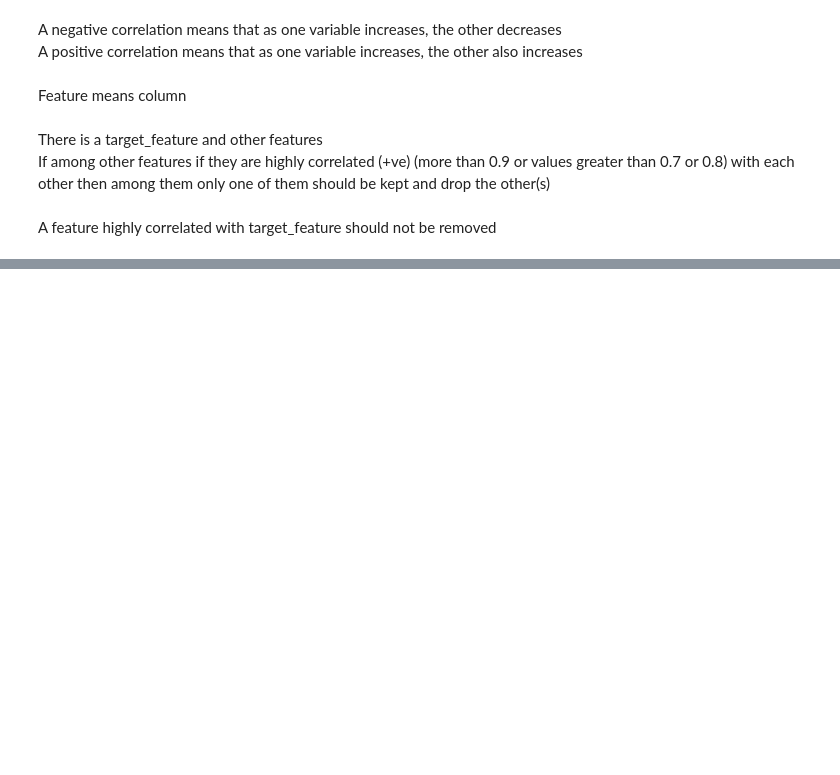
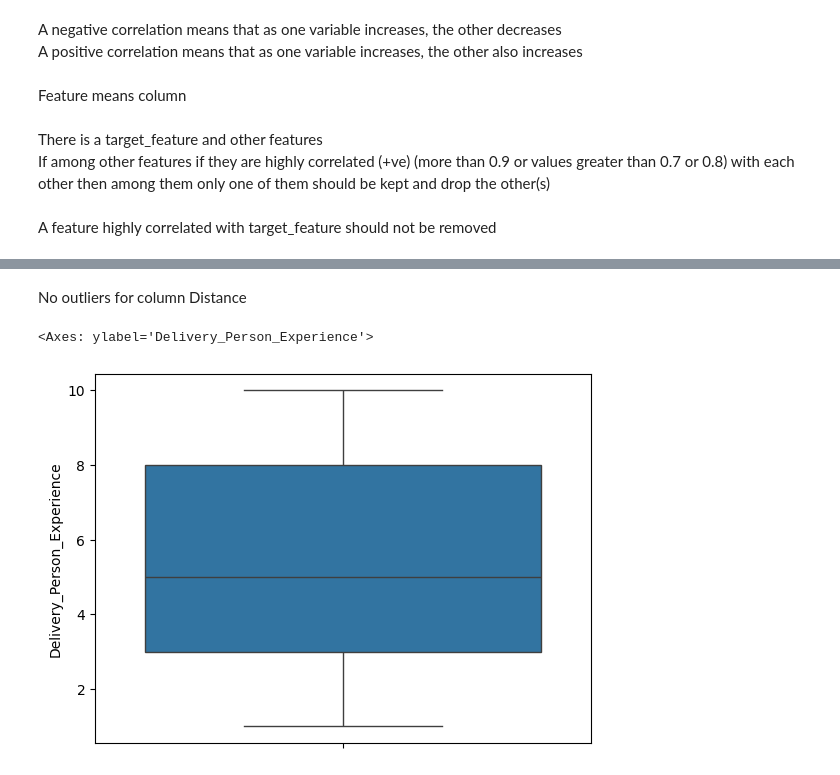
Before and after one commit to princypandya/Food-Delivery-Time-Prediction, a Jupyter notebook: Assignment1.ipynb, the cells around one changed output, grey strips where cells are left out. Drawn from its saved outputs; the diff is of its cells as text; code cells hidden in the pictures; blank space fills up the shorter version.

```diff
--- a/Assignment1.ipynb
+++ b/Assignment1.ipynb
@@ -366,0 +397,7 @@ A feature highly correlated with target_feature should not be removed
+# %% [markdown]
+No outliers for column Distance
+# %%
+sns.boxplot(d['Delivery_Person_Experience'])
+# %% [output]
+<Axes: ylabel='Delivery_Person_Experience'>
+[figure, added]
```
Also changed, not shown: parts of 20 cells of this notebook.
